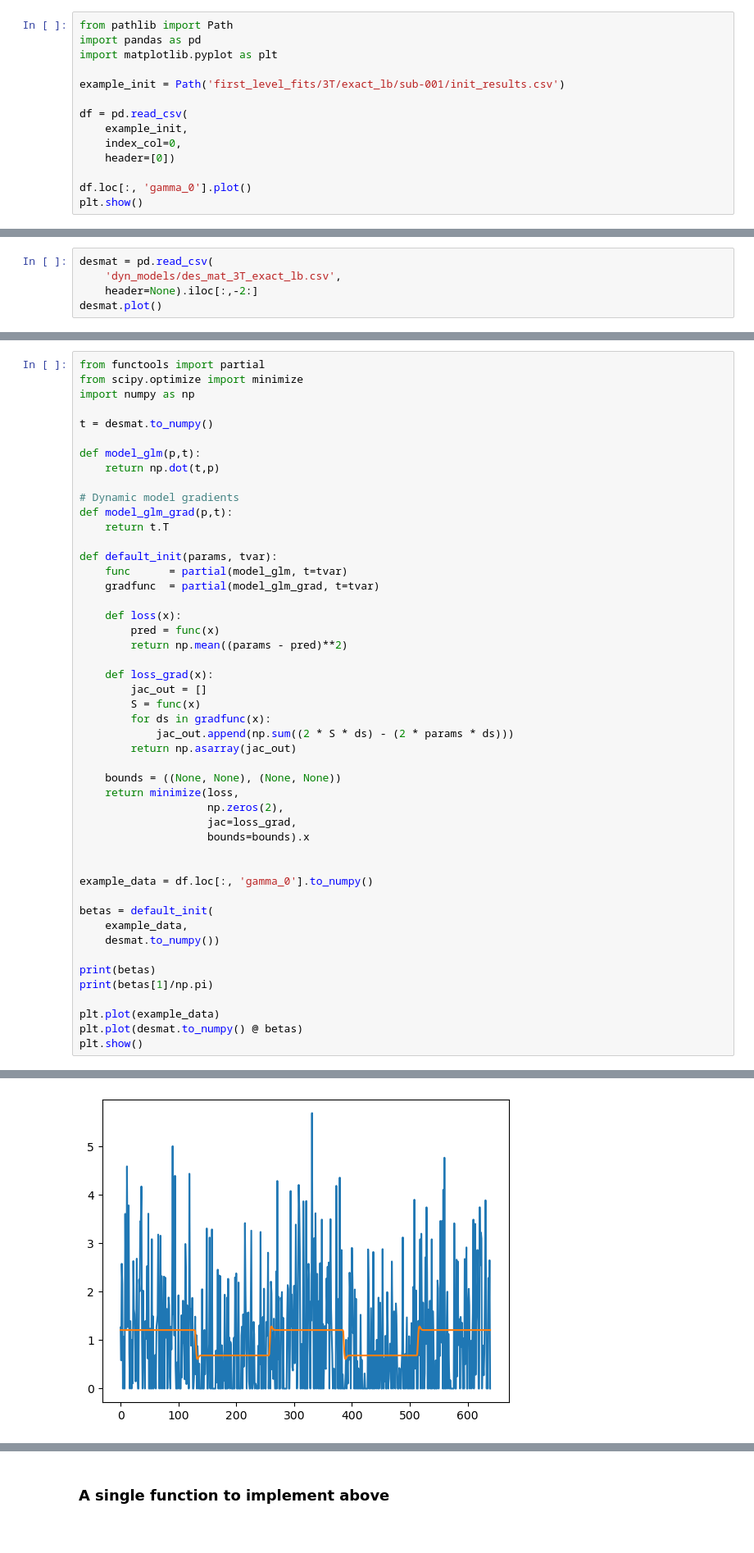
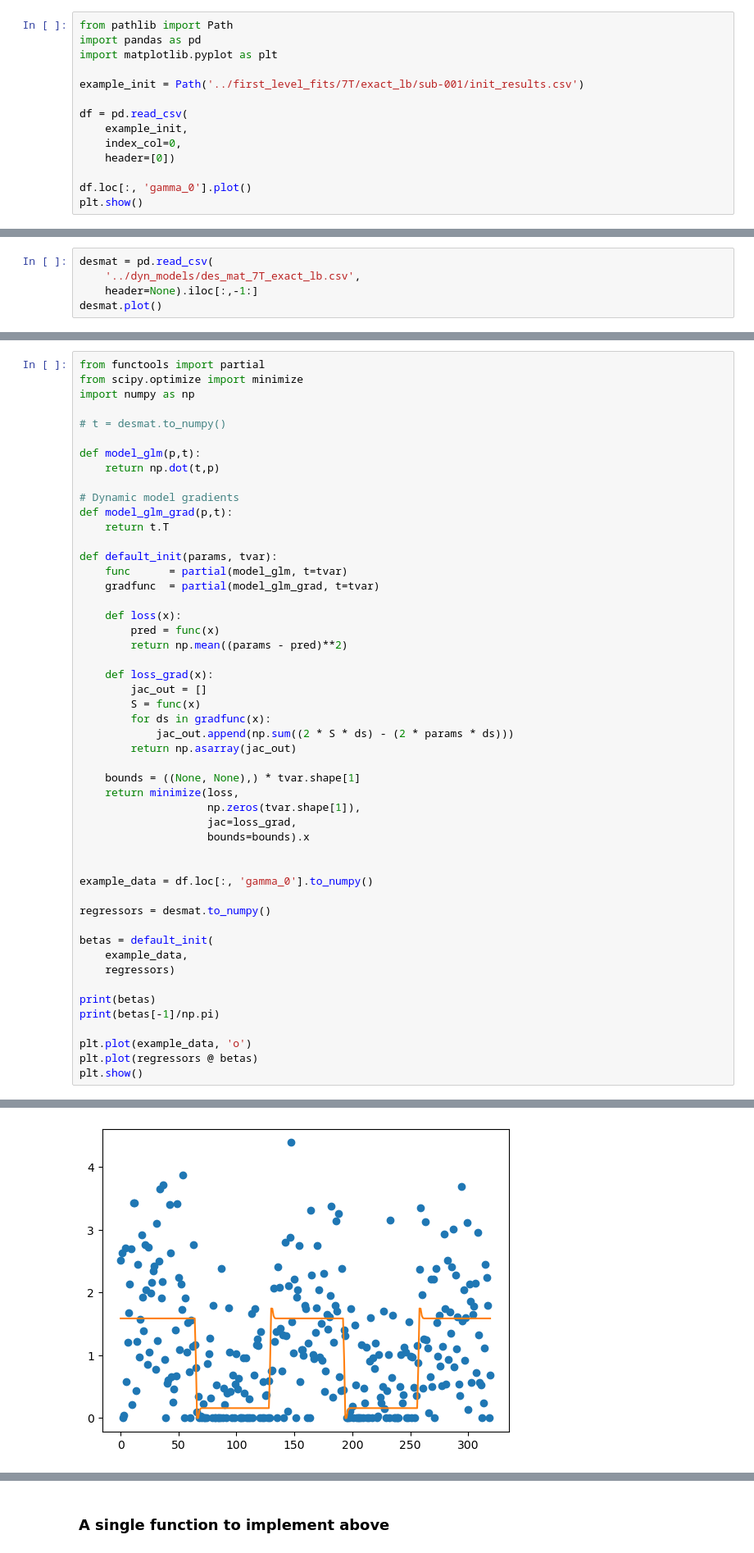
Before and after one commit to wtclarke/fmrs_bold_dynamic_fitting, a Jupyter notebook: prototyping/torbit_model.ipynb, the cells around one changed output, grey strips where cells are left out. Shown at 82% size. Cells and saved outputs as stored; diff of their text form.

Commit message:
Modifications to model, make baseline 0 and only scaling term in lorentzian lb

```diff
--- a/prototyping/torbit_model.ipynb
+++ b/prototyping/torbit_model.ipynb
@@ -3,7 +3,7 @@ from pathlib import Path
 import pandas as pd
 import matplotlib.pyplot as plt
 
-example_init = Path('first_level_fits/3T/exact_lb/sub-001/init_results.csv')
+example_init = Path('../first_level_fits/7T/exact_lb/sub-001/init_results.csv')
 
 df = pd.read_csv(
     example_init,
@@ -17,7 +17,7 @@ plt.show()
 # %%
 desmat = pd.read_csv(
-    'dyn_models/des_mat_3T_exact_lb.csv',
-    header=None).iloc[:,-2:]
+    '../dyn_models/des_mat_7T_exact_lb.csv',
+    header=None).iloc[:,-1:]
 desmat.plot()
 # %% [output]
 <Axes: >
@@ -27,7 +27,7 @@ from functools import partial
 from scipy.optimize import minimize
 import numpy as np
 
-t = desmat.to_numpy()
+# t = desmat.to_numpy()
 
 def model_glm(p,t):
     return np.dot(t,p)
@@ -51,23 +51,25 @@ def default_init(params, tvar):
             jac_out.append(np.sum((2 * S * ds) - (2 * params * ds)))
         return np.asarray(jac_out)
 
-    bounds = ((None, None), (None, None))
+    bounds = ((None, None),) * tvar.shape[1]
     return minimize(loss,
-                    np.zeros(2),
+                    np.zeros(tvar.shape[1]),
                     jac=loss_grad,
                     bounds=bounds).x
 
 
 example_data = df.loc[:, 'gamma_0'].to_numpy()
 
+regressors = desmat.to_numpy()
+
 betas = default_init(
     example_data,
-    desmat.to_numpy())
+    regressors)
 
 print(betas)
-print(betas[1]/np.pi)
+print(betas[-1]/np.pi)
 
-plt.plot(example_data)
-plt.plot(desmat.to_numpy() @ betas)
+plt.plot(example_data, 'o')
+plt.plot(regressors @ betas)
 plt.show()
 # %% [output]
@@ -76,4 +78,4 @@ plt.show()
-[figure, old version]
+[figure, new version]
 # %%
 from scipy.stats import norm
 
```
Also changed, not shown: parts of 5 cells of this notebook, 4 other files.
